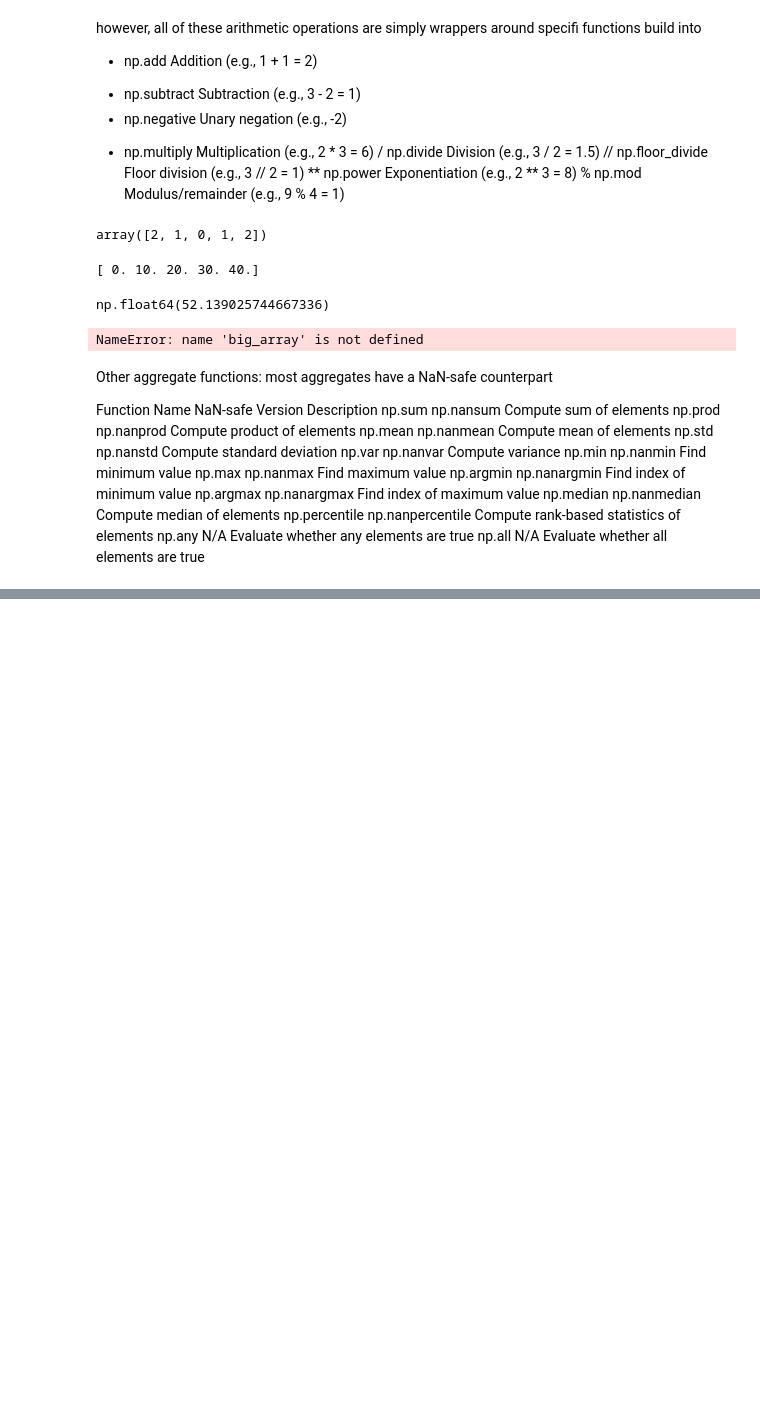
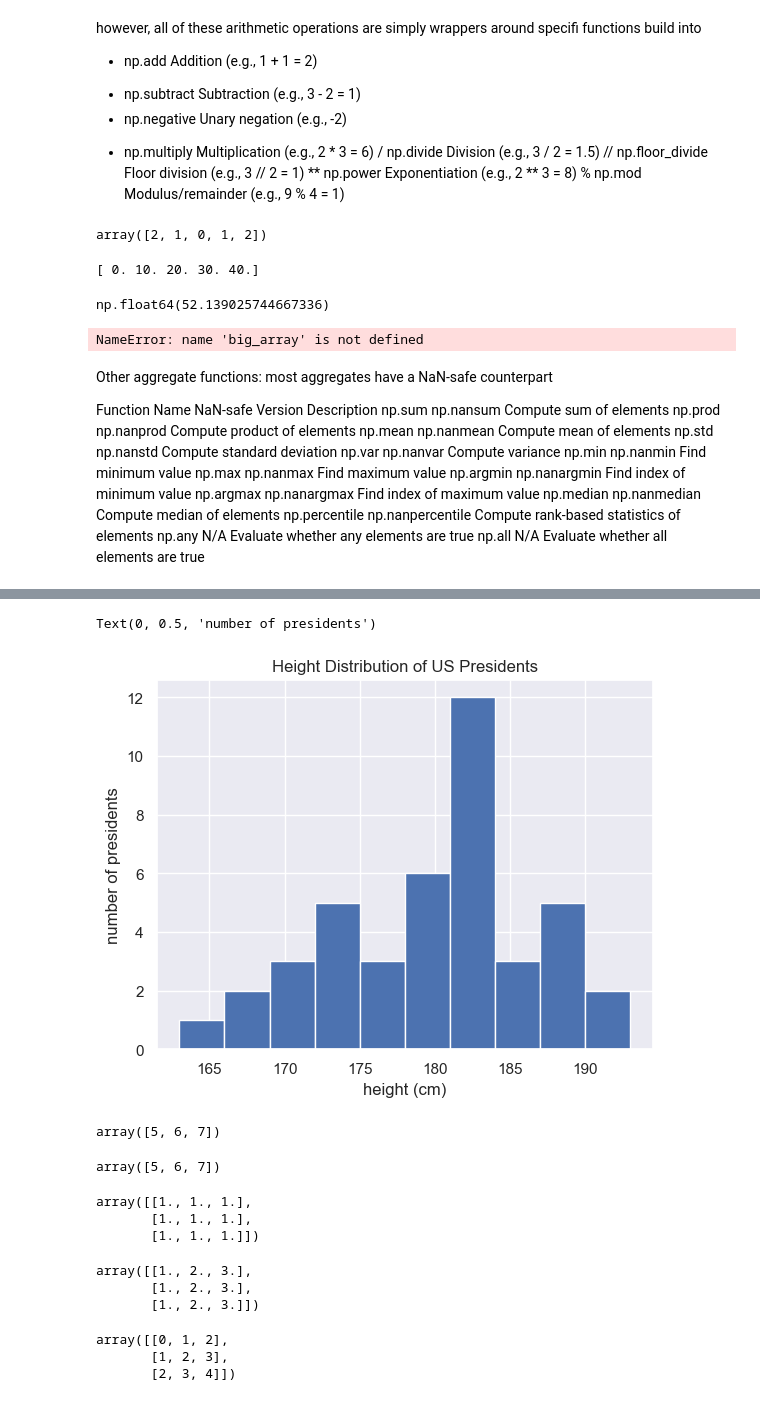
Before and after one commit to lindsayvarzz/personal_projects, a Jupyter notebook: array_practice.ipynb, the cells around one changed output, grey strips where cells are left out. Cells and saved outputs as stored; diff of their text form; code cells hidden in the pictures; blank space fills up the shorter version.

Commit message:
completed array chapter

```diff
--- a/array_practice.ipynb
+++ b/array_practice.ipynb
@@ -458,3 +458,8 @@ np.any	N/A	Evaluate whether any elements are true
 np.all	N/A	Evaluate whether all elements are true
 # %%
 #Example: What is the average heigh of US Presidents?
+
+import pandas as pd
+data = pd.read_csv("president_heights.csv")
+heights=np.array(data['height(cm)'])
+print(heights)
@@ -460,0 +470,2 @@ np.all	N/A	Evaluate whether all elements are true
+# %%
+heights = np.array(data['height(cm)'])
@@ -460,0 +491,48 @@ np.all	N/A	Evaluate whether all elements are true
+# %%
+plt.hist(heights)
+plt.title('Height Distribution of US Presidents')
+plt.xlabel('height (cm)')
+plt.ylabel('number of presidents')
+# %% [output]
+Text(0, 0.5, 'number of presidents')
+[figure, added]
+# %%
+#broadcasting: computation on arrays
+
+import numpy as np
+a = np.array([0,1,2])
+b = np.array([5,5,5])
+a+b
+# %% [output]
+array([5, 6, 7])
+# %%
+#broadcasting allows these types of binary operations to be performed on arrays of different sizes - for example, we can just as easily add a scalar to an arrary:
+a+5
+# %% [output]
+array([5, 6, 7])
+# %%
+#we can also add to one-dimensional array and a two-dimensional array:
+M = np.ones((3,3))
+M
+# %% [output]
+array([[1., 1., 1.],
+       [1., 1., 1.],
+       [1., 1., 1.]])
+# %%
+M+a
+
+#here, the one-d array a is stretched (or broadcasted) across the second dimension in order to match the shape of M . More complex examples:
+# %% [output]
+array([[1., 2., 3.],
+       [1., 2., 3.],
+       [1., 2., 3.]])
+# %%
+a = np.arange(3)
+b = np.arange(3)[:, np.newaxis]
+a+b
+
+#here we broadcast both a&b to produce a 3x3 array
+# %% [output]
+array([[0, 1, 2],
+       [1, 2, 3],
+       [2, 3, 4]])
```
Also changed, not shown: parts of 39 cells of this notebook.
